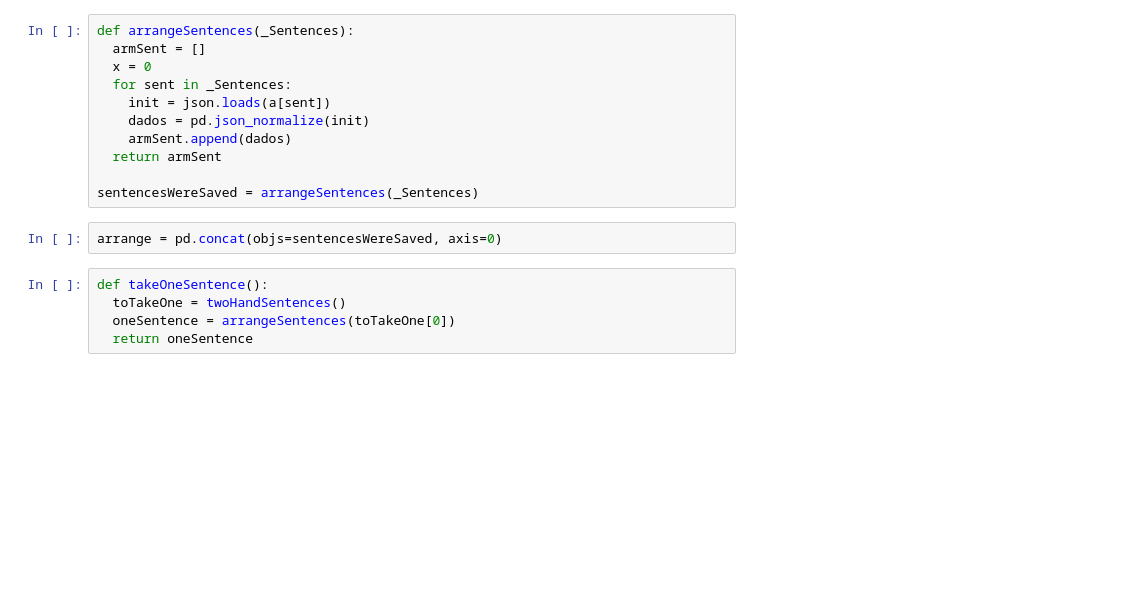
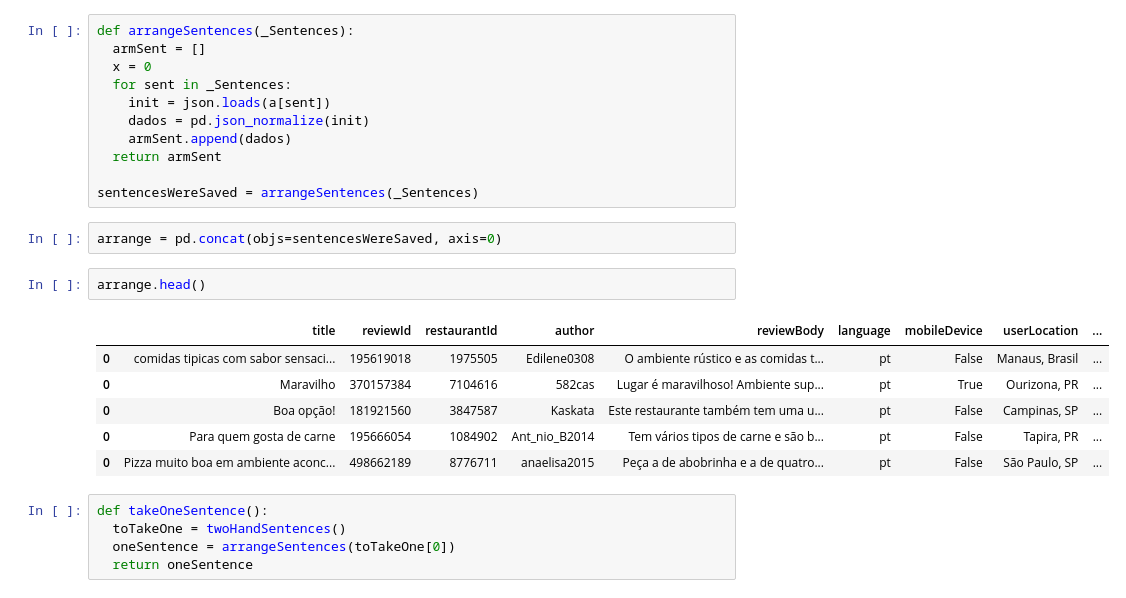
Before and after one commit to danielleitesoares/Work_Sentimental_Analyzer_Of_Restaurant_Issue, a Jupyter notebook: Analise_dos_Sentimentos_Restaurantes.ipynb, the cells around one changed output. Saved outputs shown, nothing was run; the diff lists cells and outputs as text; blank space fills up the shorter version.

```diff
--- a/Analise_dos_Sentimentos_Restaurantes.ipynb
+++ b/Analise_dos_Sentimentos_Restaurantes.ipynb
@@ -638,6 +637,15 @@ def arrangeSentences(_Sentences):
 sentencesWereSaved = arrangeSentences(_Sentences)
 # %%
 arrange = pd.concat(objs=sentencesWereSaved, axis=0)
+# %%
+arrange.head()
+# %% [output]
+|  | title | reviewId | restaurantId | author | reviewBody | language | mobileDevice | userLocation | ... |
+| 0 | comidas tipicas com sabor sensaci... | 195619018 | 1975505 | Edilene0308 | O ambiente rústico e as comidas t... | pt | False | Manaus, Brasil | ... |
+| 0 | Maravilho | 370157384 | 7104616 | 582cas | Lugar é maravilhoso! Ambiente sup... | pt | True | Ourizona, PR | ... |
+| 0 | Boa opção! | 181921560 | 3847587 | Kaskata | Este restaurante também tem uma u... | pt | False | Campinas, SP | ... |
+| 0 | Para quem gosta de carne | 195666054 | 1084902 | Ant_nio_B2014 | Tem vários tipos de carne e são b... | pt | False | Tapira, PR | ... |
+| 0 | Pizza muito boa em ambiente aconc... | 498662189 | 8776711 | anaelisa2015 | Peça a de abobrinha e a de quatro... | pt | False | São Paulo, SP | ... |
 # %%
 def takeOneSentence():
   toTakeOne = twoHandSentences()
```
Also changed, not shown: parts of 16 cells of this notebook.
